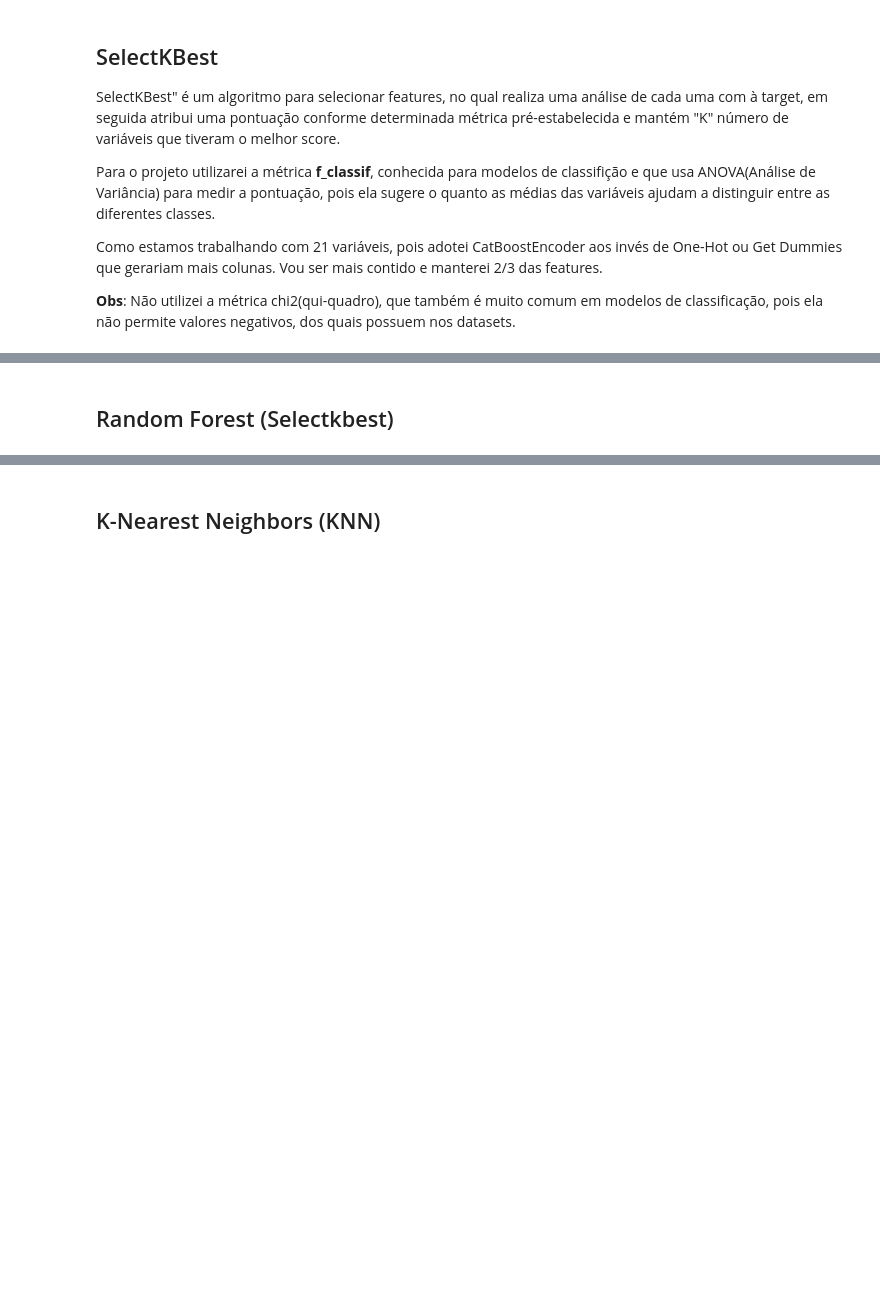
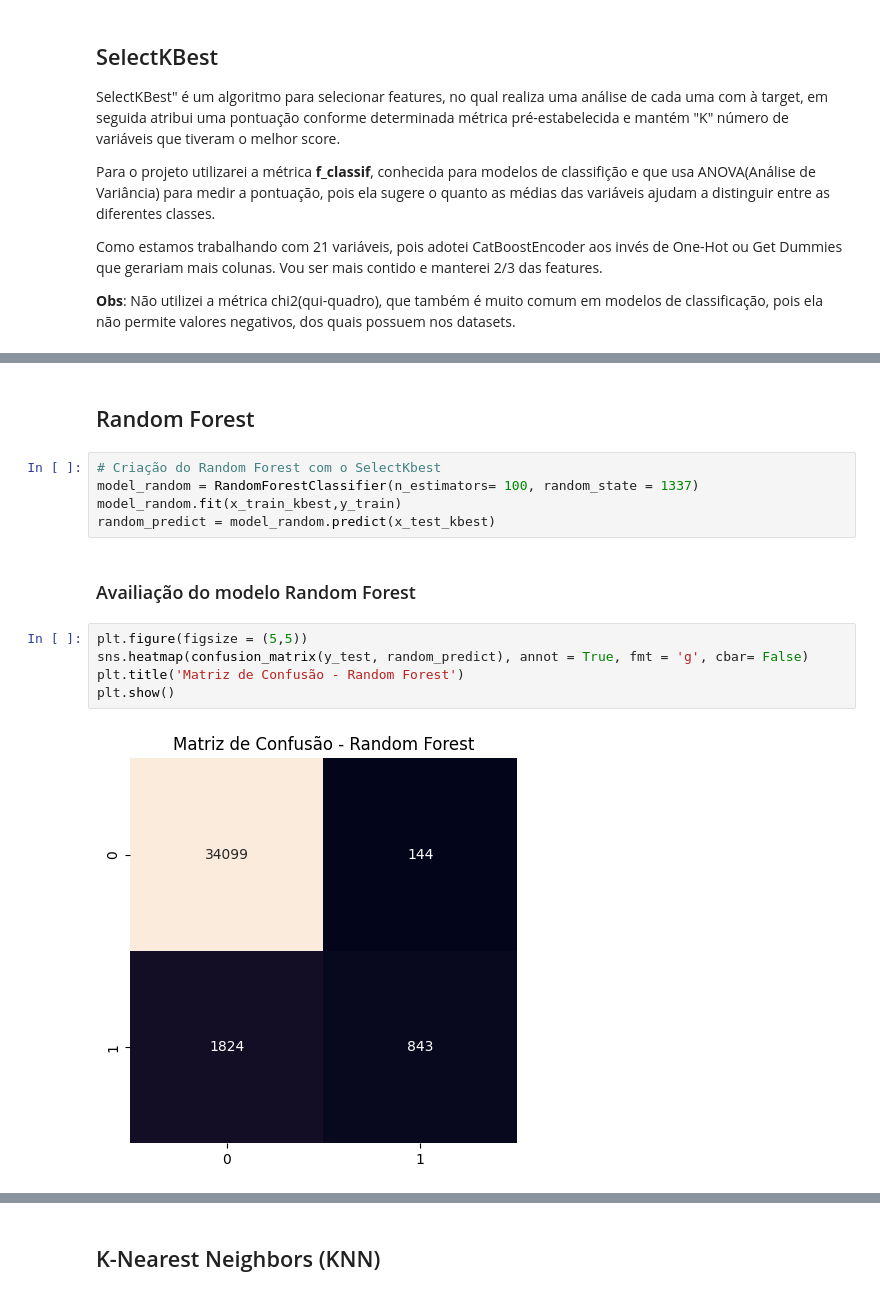
Before and after one commit to Muniz97/Data-Science---Federal-road-accidents---Brazil, a Jupyter notebook: 4 - Model/Federal_Accidents_Model.ipynb, the cells around one changed output, grey strips where cells are left out. Cells and saved outputs as stored; diff of their text form; blank space fills up the shorter version.

```diff
--- a/4 - Model/Federal_Accidents_Model.ipynb
+++ b/4 - Model/Federal_Accidents_Model.ipynb
@@ -141,3 +147,17 @@ print(df_selected_features)
 # %% [markdown]
-## Random Forest (Selectkbest)
+## Random Forest
+# %%
+# Criação do Random Forest com o SelectKbest
+model_random = RandomForestClassifier(n_estimators= 100, random_state = 1337)
+model_random.fit(x_train_kbest,y_train)
+random_predict = model_random.predict(x_test_kbest)
+# %% [markdown]
+### Availiação do modelo Random Forest
+# %%
+plt.figure(figsize = (5,5))
+sns.heatmap(confusion_matrix(y_test, random_predict), annot = True, fmt = 'g', cbar= False)
+plt.title('Matriz de Confusão - Random Forest')
+plt.show()
+# %% [output]
+[figure, added]
 # %%
```
Also changed, not shown: parts of 20 cells of this notebook.
